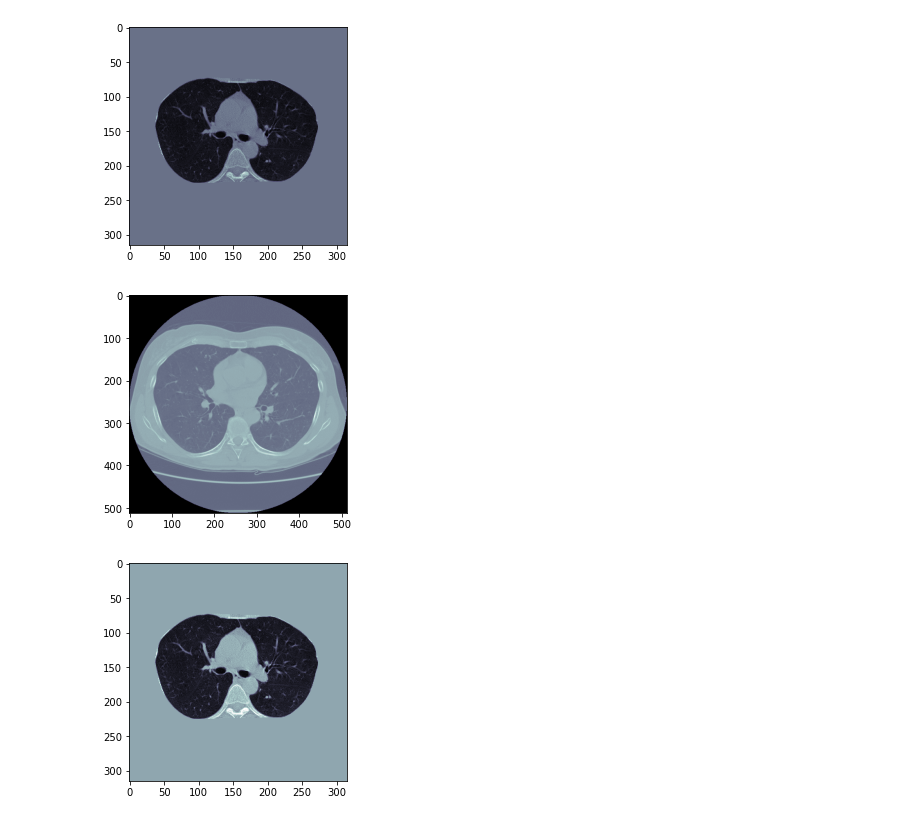
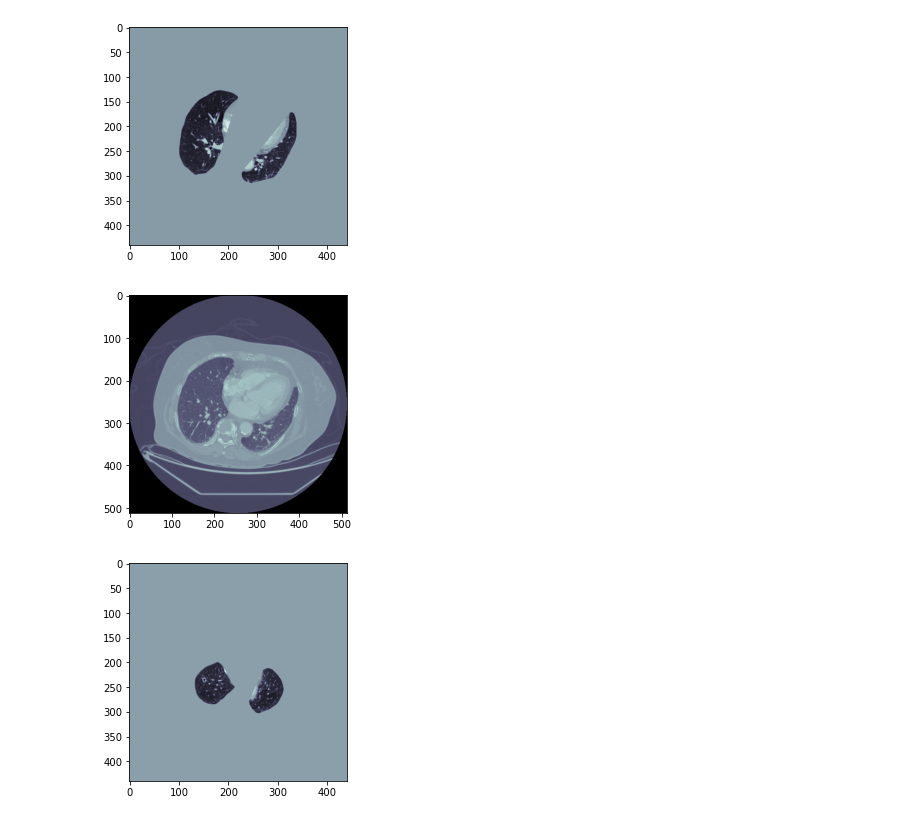
Before and after one commit to Jakaria08/RADDI-514-Project, a Jupyter notebook: Project_Code_RADDI_514.ipynb, the cells around one changed output. Saved outputs shown, nothing was run; the diff lists cells and outputs as text; code cells hidden in the pictures.

```diff
--- a/Project_Code_RADDI_514.ipynb
+++ b/Project_Code_RADDI_514.ipynb
@@ -34,12 +35,12 @@ def load_itk(filename):
 
     return image_array, origin, spacing
 # %%
-luna_subset_path = 'subset0/'
+luna_subset_path = '/DATA/jakaria_data/resources/subset0/'
 file_list=glob(luna_subset_path+"*.mhd")
 # %%
 from matplotlib import pyplot as plt
 
-img, origin, spacing = load_itk(file_list[0])
+img, origin, spacing = load_itk(file_list[10])
 first_patient_pixels = img
 plt.hist(first_patient_pixels.flatten(), bins=80, color='c')
 plt.xlabel("Hounsfield Units (HU)")
@@ -199,17 +209,17 @@ tmp_2d_img = get_segmented_lungs(img2[200,:,:], True)
 img3 = np.asarray([get_segmented_lungs(im) for im in img2])
 # %%
 from matplotlib import pyplot as plt
-plt.imshow(img3[201,:,:], cmap=plt.cm.bone)
+plt.imshow(img3[100,:,:], cmap=plt.cm.bone)
 plt.show()
 # %% [output]
-[figure, old version]
+[figure, new version]
 # %%
 
 from matplotlib import pyplot as plt
 plt.imshow(first_patient_pixels[int(201*124/366),:,:], cmap=plt.cm.bone)
 plt.show()
 # %% [output]
-[figure, old version]
+[figure, new version]
 # %%
 def normalize(image):
         MIN_BOUND = -1200
@@ -225,7 +235,7 @@ img4 = normalize(img3)
 plt.imshow(img4[201,:,:], cmap=plt.cm.bone)
 plt.show()
 # %% [output]
-[figure, old version]
+[figure, new version]
 # %%
 def zero_center(image):
     PIXEL_MEAN = 0.25 * 256
```
Also changed, not shown: parts of 31 cells of this notebook, 2 other files.
